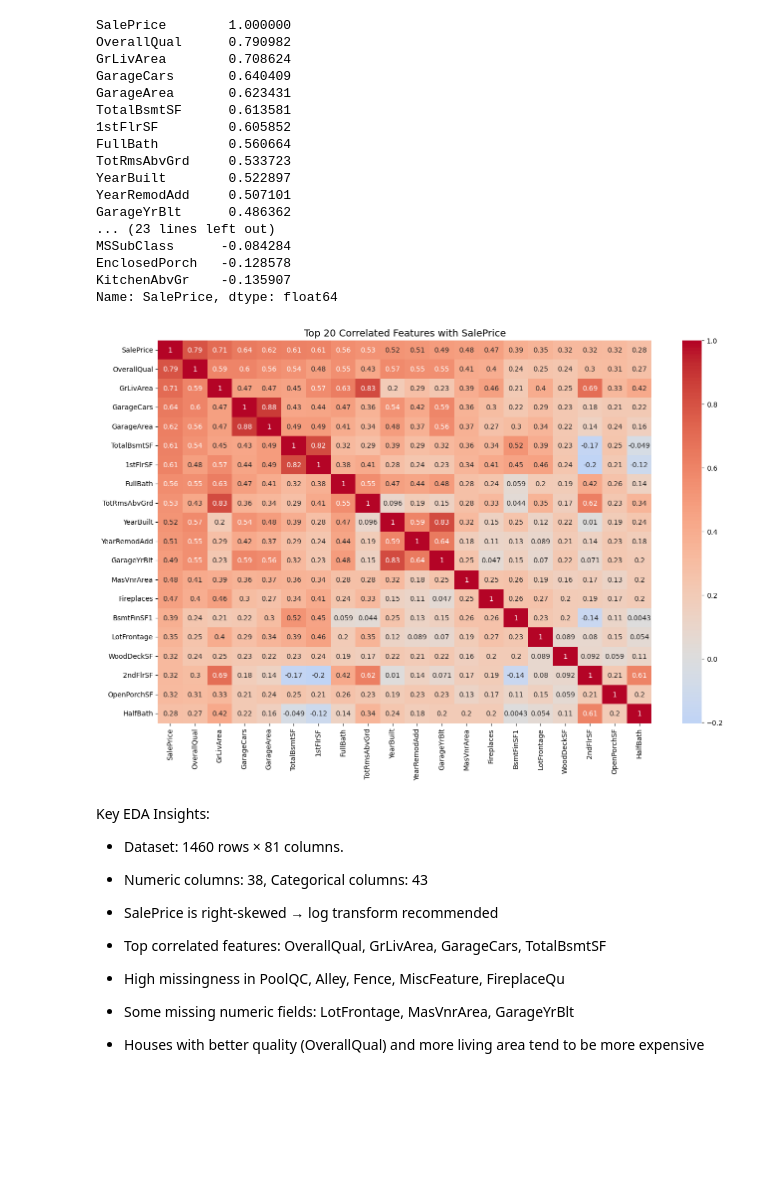
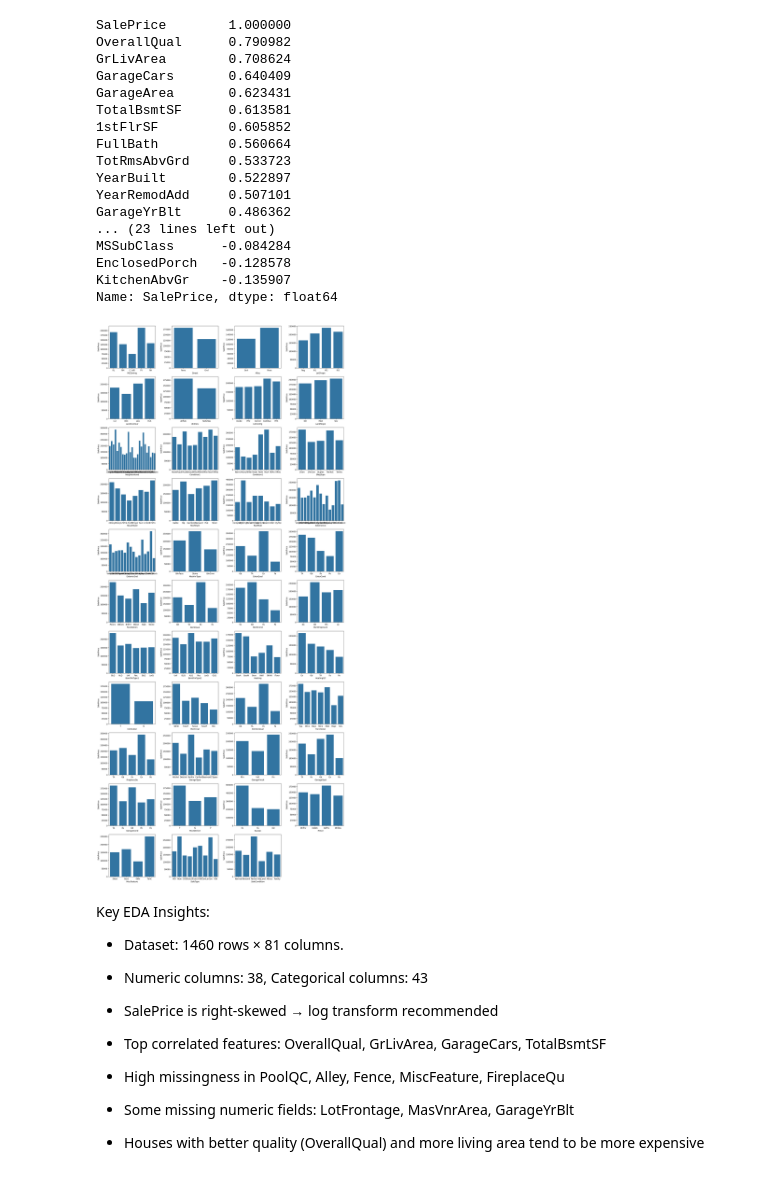
Before and after one commit to harmandeep2993/house-price-prediction, a Jupyter notebook: notebooks/01_eda_fe.ipynb, the cells around one changed output. Saved outputs shown, nothing was run; the diff lists cells and outputs as text; code cells hidden in the pictures; blank space fills up the shorter version.

```diff
--- a/notebooks/01_eda_fe.ipynb
+++ b/notebooks/01_eda_fe.ipynb
@@ -257,3 +182,13 @@ Name: SalePrice, dtype: float64
+# %%
+plt.figure(figsize=(18, 40))
+
+for i, col in enumerate(num_cols, 1):  # plot first 20 for clarity
+    plt.subplot(10, 4, i)
+    sns.regplot(x=df[col], y=df['SalePrice'], scatter_kws={'s':10}, line_kws={'color':'red'})
+    plt.title(f"{col} vs SalePrice")
+
+plt.tight_layout()
+plt.show()
 # %%
 # Compute correlation matrix for numeric columns only
 corr_matrix = df.corr(numeric_only=True)
@@ -281,16 +216,18 @@ MSSubClass      -0.084284
 EnclosedPorch   -0.128578
 KitchenAbvGr    -0.135907
 Name: SalePrice, dtype: float64
-# %%
-# Get top 10 correlated numeric features with SalePrice
-top_features = corr_matrix["SalePrice"].sort_values(ascending=False).head(20).index
-
-plt.figure(figsize=(16,10))
-sns.heatmap(df[top_features].corr(), annot=True, cmap='coolwarm', center=0)
-plt.title("Top 20 Correlated Features with SalePrice", fontsize=14)
-plt.show()
-# %% [output]
-[figure, removed]
+# %%
+plt.figure(figsize=(18, 40))
+
+for i, col in enumerate(cat_cols, 1):
+    plt.subplot(11, 4, i)
+    sns.barplot(data=df, x=col, y='SalePrice', errorbar=None)
+    plt.xlabel(col)
+
+plt.tight_layout()
+plt.show()
+# %% [output]
+[figure, added]
 # %% [markdown]
 Key EDA Insights:
 - Dataset: 1460 rows × 81 columns.
```
Also changed, not shown: parts of 80 cells of this notebook.
